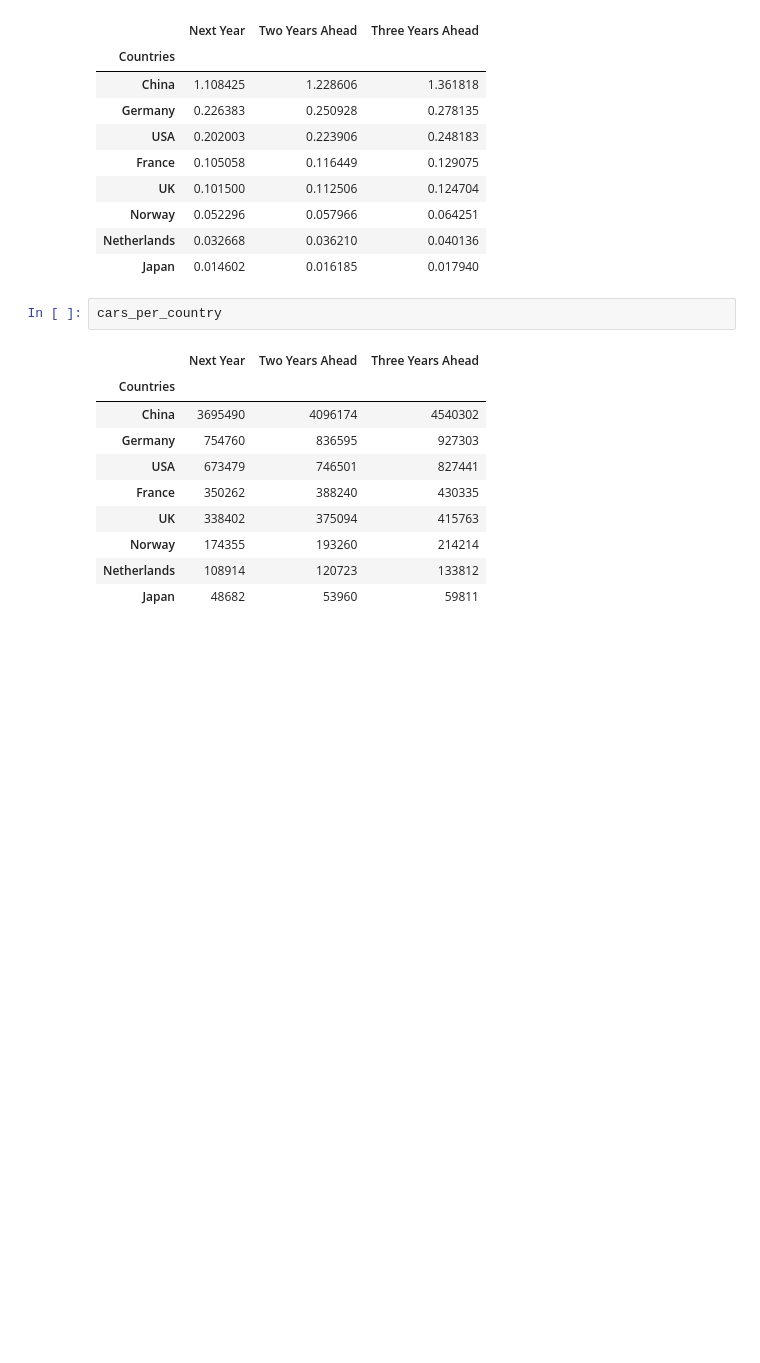
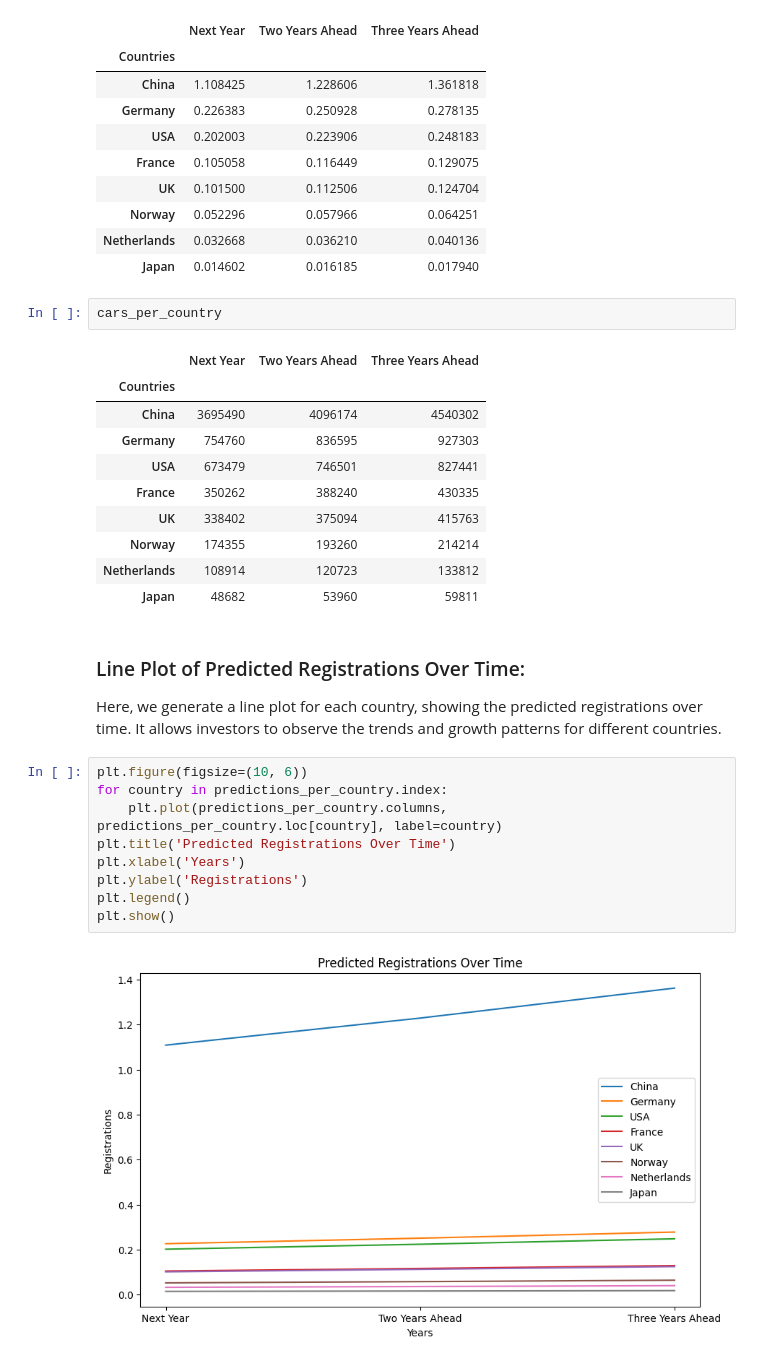
Before and after one commit to Chuka-J-Uzo/eMobility_Analysis_Global-EV, a Jupyter notebook: Global_EV_Predictions_Analysis.ipynb, the cells around one changed output. Saved outputs shown, nothing was run; the diff lists cells and outputs as text; blank space fills up the shorter version.

Commit message:
Stacked charts, heatmaps and other charts visualizing predicted values are now added.

```diff
--- a/Global_EV_Predictions_Analysis.ipynb
+++ b/Global_EV_Predictions_Analysis.ipynb
@@ -423,3 +423,18 @@ cars_per_country
 | Norway | 174355 | 193260 | 214214 |
 | Netherlands | 108914 | 120723 | 133812 |
 | Japan | 48682 | 53960 | 59811 |
+# %% [markdown]
+### Line Plot of Predicted Registrations Over Time:
+
+Here, we generate a line plot for each country, showing the predicted registrations over time. It allows investors to observe the trends and growth patterns for different countries.
+# %%
+plt.figure(figsize=(10, 6))
+for country in predictions_per_country.index:
+    plt.plot(predictions_per_country.columns, predictions_per_country.loc[country], label=country)
+plt.title('Predicted Registrations Over Time')
+plt.xlabel('Years')
+plt.ylabel('Registrations')
+plt.legend()
+plt.show()
+# %% [output]
+[figure, added]
```
Also changed, not shown: parts of 8 cells of this notebook.
